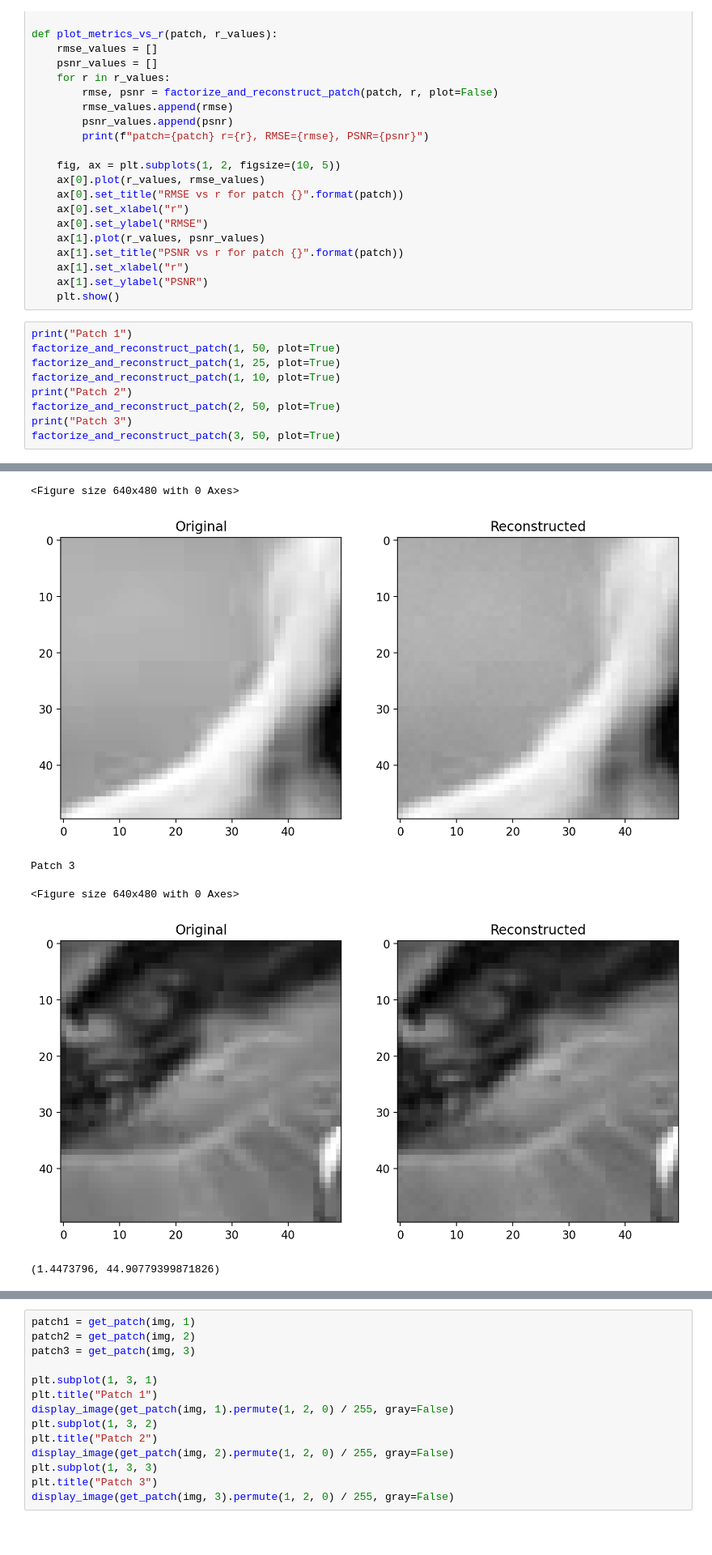
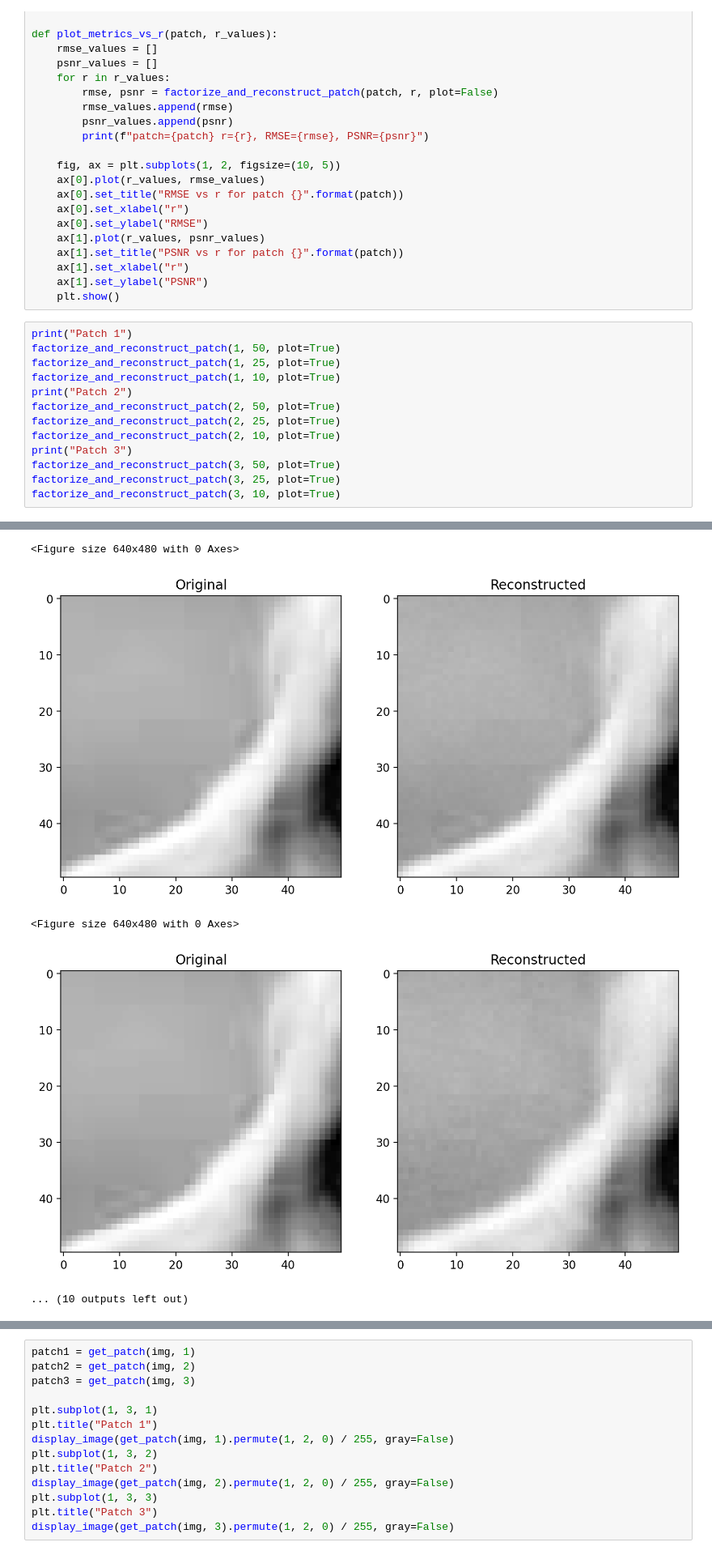
Before and after one commit to Karan-Gandhi/ES335-Assignment-2, a Jupyter notebook: task5.ipynb, the cells around one changed output, grey strips where cells are left out. Shown at 81% size. Drawn from its saved outputs; the diff is of its cells as text; blank space fills up the shorter version.

```diff
--- a/task5.ipynb
+++ b/task5.ipynb
@@ -170,24 +174,27 @@ def plot_metrics_vs_r(patch, r_values):
 # %%
 print("Patch 1")
 factorize_and_reconstruct_patch(1, 50, plot=True)
 factorize_and_reconstruct_patch(1, 25, plot=True)
 factorize_and_reconstruct_patch(1, 10, plot=True)
 print("Patch 2")
 factorize_and_reconstruct_patch(2, 50, plot=True)
+factorize_and_reconstruct_patch(2, 25, plot=True)
+factorize_and_reconstruct_patch(2, 10, plot=True)
 print("Patch 3")
 factorize_and_reconstruct_patch(3, 50, plot=True)
+factorize_and_reconstruct_patch(3, 25, plot=True)
+factorize_and_reconstruct_patch(3, 10, plot=True)
 # %% [output]
 Patch 1
 <Figure size 640x480 with 0 Axes>
 [figure]
 <Figure size 640x480 with 0 Axes>
 [figure]
 <Figure size 640x480 with 0 Axes>
 [figure]
 Patch 2
 <Figure size 640x480 with 0 Axes>
 [figure]
-Patch 3
+<Figure size 640x480 with 0 Axes>
+[figure, new version]
-<Figure size 640x480 with 0 Axes>
+... (10 outputs left out)
-[figure, old version]
-(1.4473796, 44.90779399871826)
```
Also changed, not shown: parts of 8 cells of this notebook, 1 other file.
